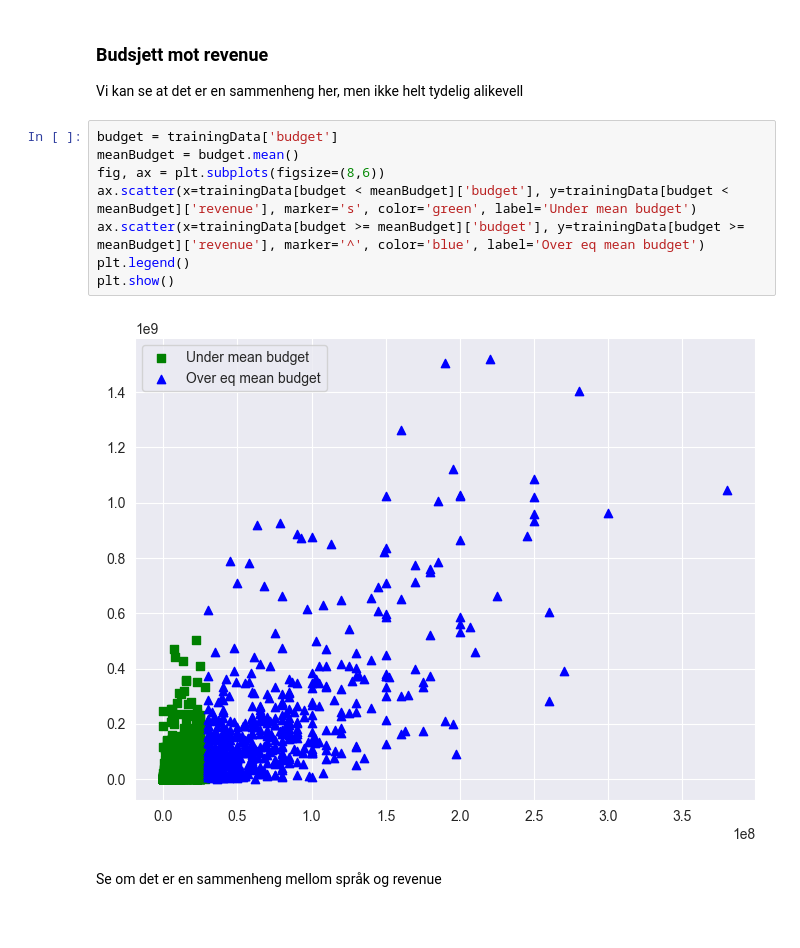
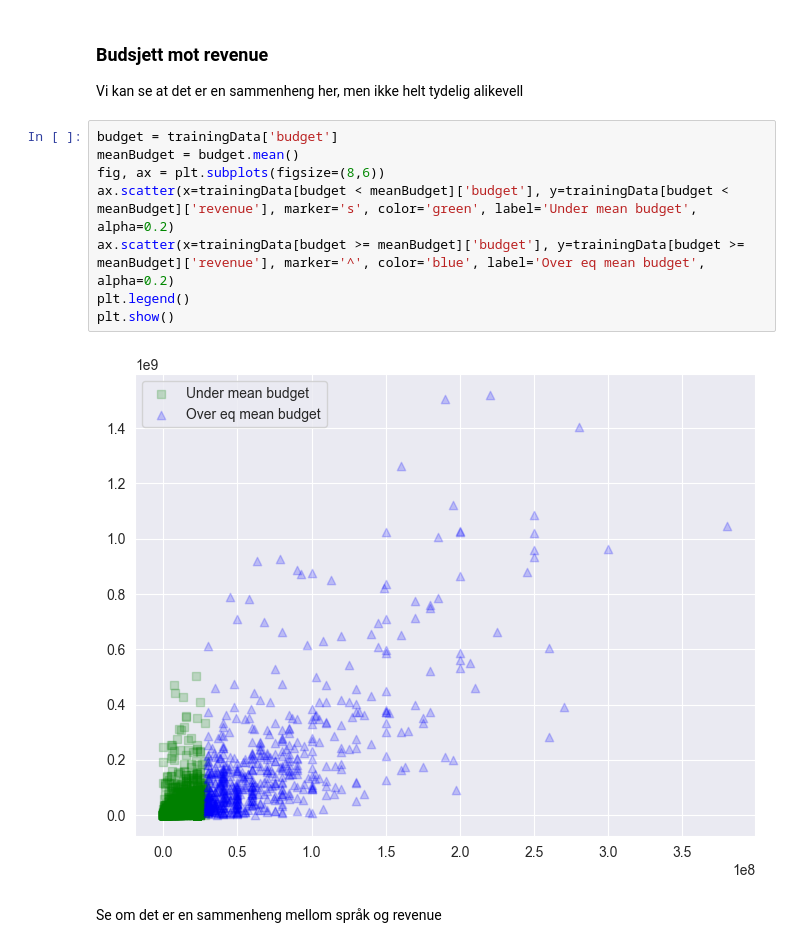
Before and after one commit to h600895/ML-oblig2, a Jupyter notebook: main.ipynb, the cells around one changed output. Drawn from its saved outputs; the diff is of its cells as text.

```diff
--- a/main.ipynb
+++ b/main.ipynb
@@ -120,13 +120,13 @@ Vi kan se at det er en sammenheng her, men ikke helt tydelig alikevell
 # %%
 budget = trainingData['budget']
 meanBudget = budget.mean()
 fig, ax = plt.subplots(figsize=(8,6))
-ax.scatter(x=trainingData[budget < meanBudget]['budget'], y=trainingData[budget < meanBudget]['revenue'], marker='s', color='green', label='Under mean budget')
-ax.scatter(x=trainingData[budget >= meanBudget]['budget'], y=trainingData[budget >= meanBudget]['revenue'], marker='^', color='blue', label='Over eq mean budget')
+ax.scatter(x=trainingData[budget < meanBudget]['budget'], y=trainingData[budget < meanBudget]['revenue'], marker='s', color='green', label='Under mean budget', alpha=0.2)
+ax.scatter(x=trainingData[budget >= meanBudget]['budget'], y=trainingData[budget >= meanBudget]['revenue'], marker='^', color='blue', label='Over eq mean budget', alpha=0.2)
 plt.legend()
 plt.show()
 # %% [output]
-[figure, old version]
+[figure, new version]
 # %% [markdown]
 Se om det er en sammenheng mellom språk og revenue
 # %%
```
Also changed, not shown: parts of 5 cells of this notebook.
